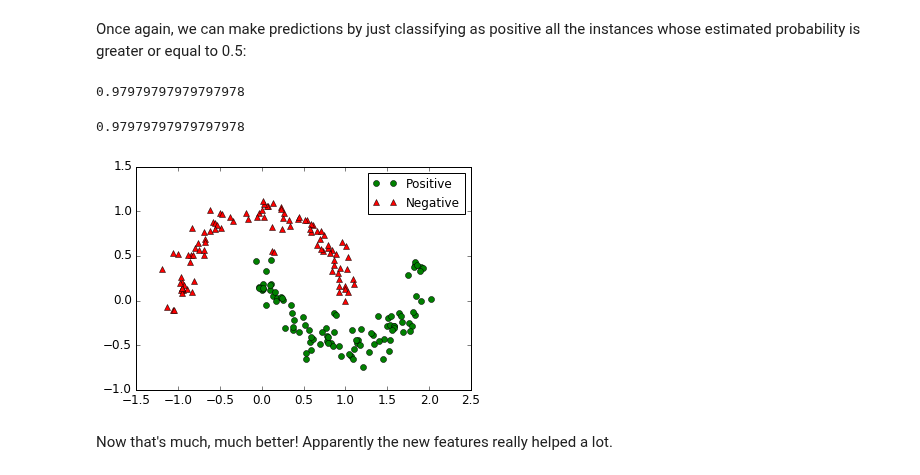
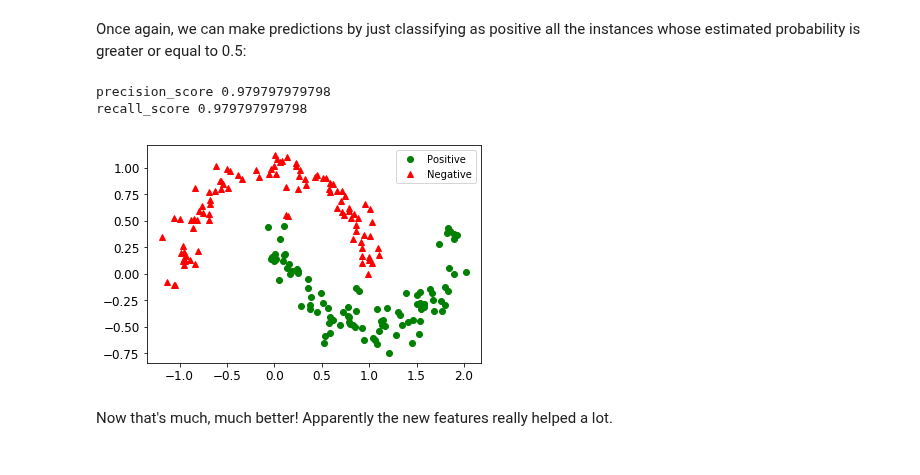
Before and after one commit to whille/handson-ml, a Jupyter notebook: 09_up_and_running_with_tensorflow.ipynb, the cells around one changed output. Saved outputs shown, nothing was run; the diff lists cells and outputs as text; code cells hidden in the pictures.

```diff
--- a/09_up_and_running_with_tensorflow.ipynb
+++ b/09_up_and_running_with_tensorflow.ipynb
@@ -1442,19 +1496,9 @@ y_pred = (y_proba_val >= 0.5)
-# %%
-precision_score(y_test, y_pred)
-# %% [output]
-0.97979797979797978
-# %%
-recall_score(y_test, y_pred)
-# %% [output]
-0.97979797979797978
-# %%
-y_pred_idx = y_pred.reshape(-1) # a 1D array rather than a column vector
-plt.plot(X_test[y_pred_idx, 1], X_test[y_pred_idx, 2], 'go', label="Positive")
-plt.plot(X_test[~y_pred_idx, 1], X_test[~y_pred_idx, 2], 'r^', label="Negative")
-plt.legend()
-plt.show()
-# %% [output]
-[figure, removed]
+# %%
+show_eval()
+# %% [output]
+precision_score 0.979797979798
+recall_score 0.979797979798
+[figure, added]
 # %% [markdown]
 Now that's much, much better! Apparently the new features really helped a lot.
 # %% [markdown]
```
Also changed, not shown: parts of 36 cells of this notebook, 6 other files.
